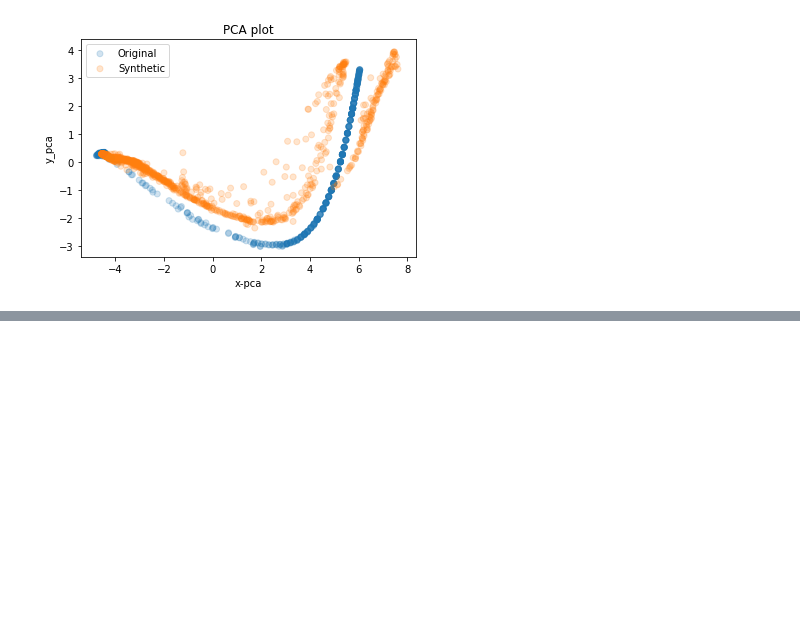
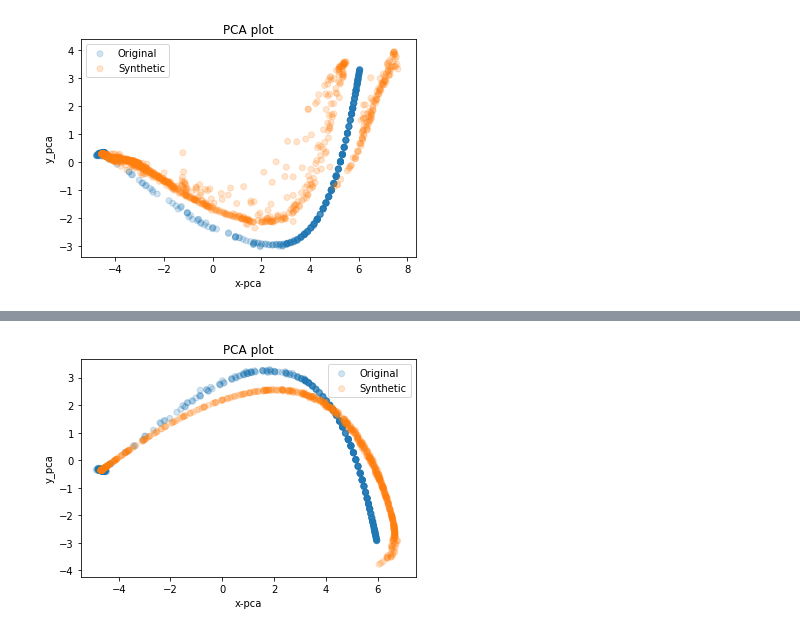
Before and after one commit to mcps5601/TimeGAN-tensorflow2, a Jupyter notebook: data_visualization.ipynb, the cells around one changed output, grey strips where cells are left out. Cells and saved outputs as stored; diff of their text form; code cells hidden in the pictures; blank space fills up the shorter version.

```diff
--- a/data_visualization.ipynb
+++ b/data_visualization.ipynb
@@ -35,0 +46,5 @@ visualization(ori_data, new_data, 'pca')
+# %%
+# new timegan + eta0.01 + bs256 + iteration6000
+visualization(ori_data, new_data, 'pca')
+# %% [output]
+[figure, added]
```
Also changed, not shown: parts of 7 cells of this notebook, 2 other files.
